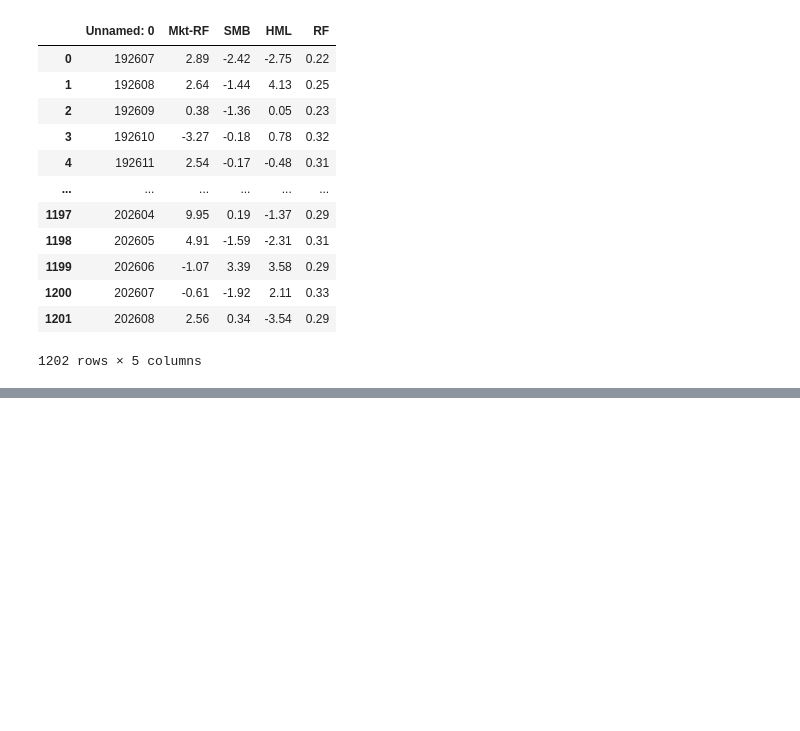
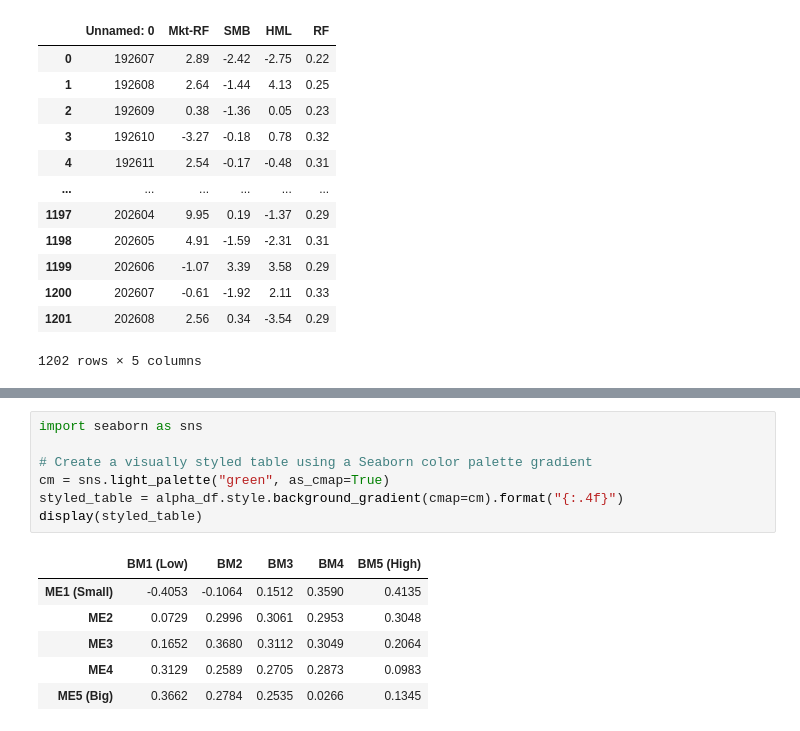
Before and after one commit to amanpoonia/SBeta_preparation, a Jupyter notebook: results_fama_french.ipynb, the cells around one changed output, grey strips where cells are left out. Cells and saved outputs as stored; diff of their text form; blank space fills up the shorter version.

```diff
--- a/results_fama_french.ipynb
+++ b/results_fama_french.ipynb
@@ -23,0 +112,14 @@ factors
+# %%
+import seaborn as sns
+
+# Create a visually styled table using a Seaborn color palette gradient
+cm = sns.light_palette("green", as_cmap=True)
+styled_table = alpha_df.style.background_gradient(cmap=cm).format("{:.4f}")
+display(styled_table)
+# %% [output]
+|  | BM1 (Low) | BM2 | BM3 | BM4 | BM5 (High) |
+| ME1 (Small) | -0.4053 | -0.1064 | 0.1512 | 0.3590 | 0.4135 |
+| ME2 | 0.0729 | 0.2996 | 0.3061 | 0.2953 | 0.3048 |
+| ME3 | 0.1652 | 0.3680 | 0.3112 | 0.3049 | 0.2064 |
+| ME4 | 0.3129 | 0.2589 | 0.2705 | 0.2873 | 0.0983 |
+| ME5 (Big) | 0.3662 | 0.2784 | 0.2535 | 0.0266 | 0.1345 |
```
Also changed, not shown: parts of 7 cells of this notebook.
